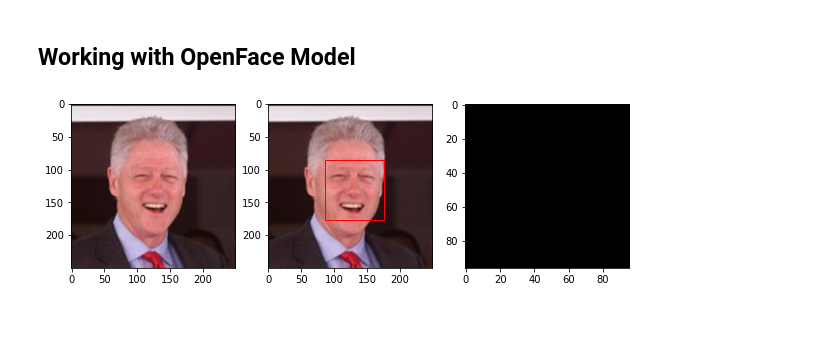
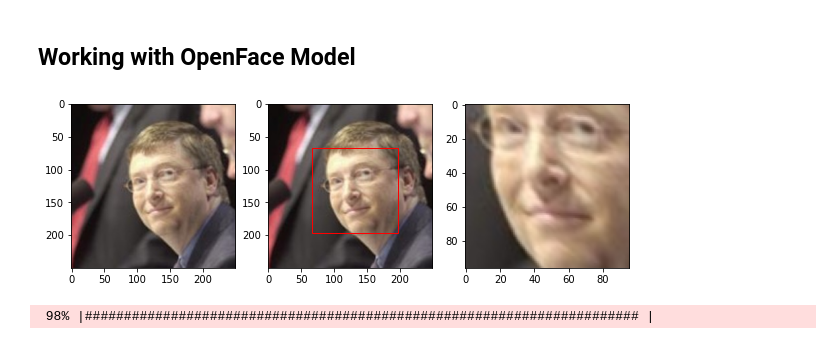
Before and after one commit to dhruv2601/FaceNet, a Jupyter notebook: Facenet.ipynb, the cells around one changed output. Saved outputs shown, nothing was run; the diff lists cells and outputs as text; code cells hidden in the pictures.

```diff
--- a/Facenet.ipynb
+++ b/Facenet.ipynb
@@ -116,6 +171,6 @@ def show_original_and_aligned(img_index):
     plt.subplot(133)
     plt.imshow(aligned)
 # %%
-show_original_and_aligned(11)
+show_original_and_aligned(23)
 # %% [output]
-[figure, old version]
+[figure, new version]
@@ -121,0 +180,17 @@ show_original_and_aligned(11)
+# %%
+from progressbar import ProgressBar
+
+num_images = metadata.shape[0]
+progress = ProgressBar(num_images)
+progress.start()
+
+embedded = np.zeros((num_images, 128))
+
+for i, m in enumerate(metadata):
+    img = load_image(m.image_path())
+    img = align_image(img)
+    img = (img/255.).astype(np.float32)
+    embedded[i] = nn4_small2_pretrained.predict(np.expand_dims(img, axis=0))[0]
+    progress.update(i)
+# %% [output]
+ 98% |####################################################################### |
```
Also changed, not shown: parts of 14 cells of this notebook, 3 other files.
